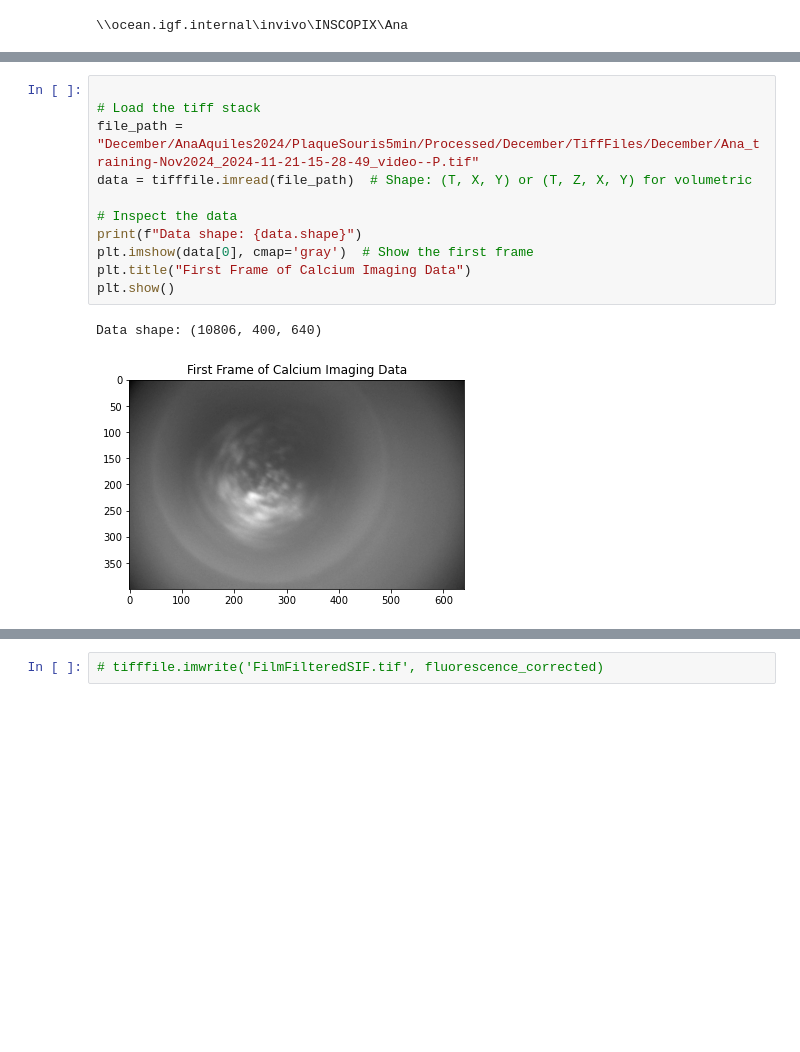
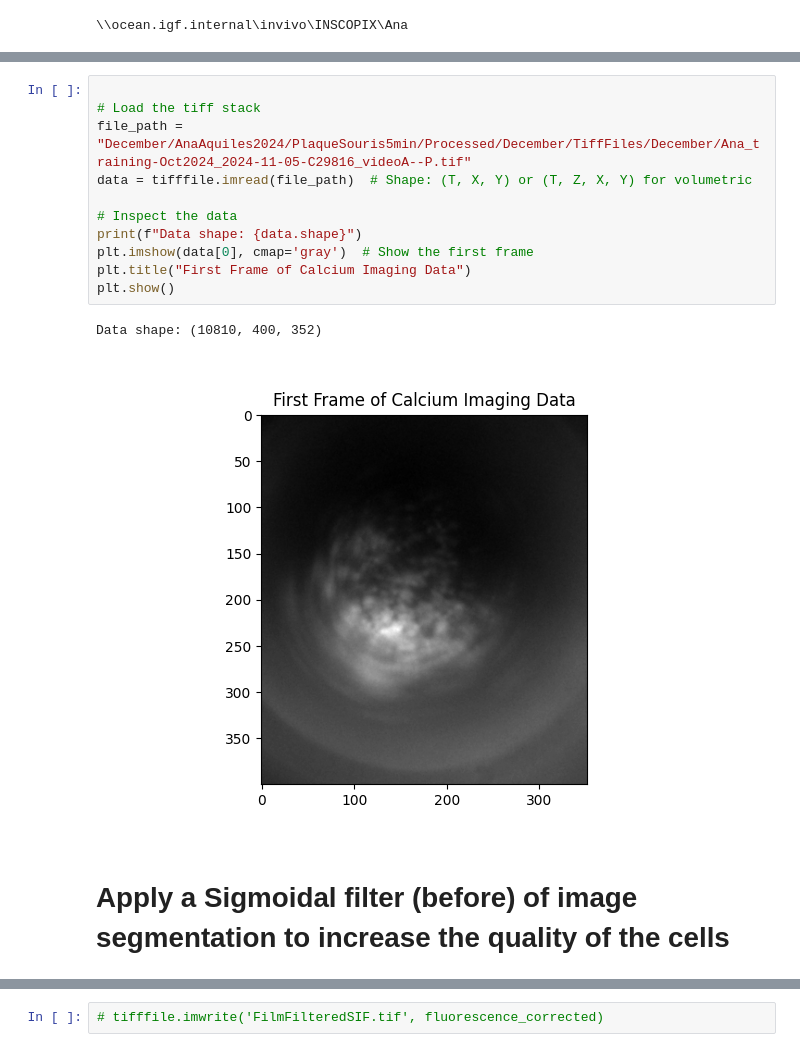
Before and after one commit to AnaAquiles/MiniscopePipeLine, a Jupyter notebook: Pipeline.ipynb, the cells around one changed output, grey strips where cells are left out. Saved outputs shown, nothing was run; the diff lists cells and outputs as text; blank space fills up the shorter version.

```diff
--- a/Pipeline.ipynb
+++ b/Pipeline.ipynb
@@ -18,17 +28,19 @@ print(notebook_path)
 # %%
 
 # Load the tiff stack
-file_path = "December/AnaAquiles2024/PlaqueSouris5min/Processed/December/TiffFiles/December/Ana_training-Nov2024_2024-11-21-15-28-49_video--P.tif"
+file_path = "December/AnaAquiles2024/PlaqueSouris5min/Processed/December/TiffFiles/December/Ana_training-Oct2024_2024-11-05-C29816_videoA--P.tif"
 data = tifffile.imread(file_path)  # Shape: (T, X, Y) or (T, Z, X, Y) for volumetric
 
 # Inspect the data
 print(f"Data shape: {data.shape}")
 plt.imshow(data[0], cmap='gray')  # Show the first frame
 plt.title("First Frame of Calcium Imaging Data")
 plt.show()
 # %% [output]
-Data shape: (10806, 400, 640)
+Data shape: (10810, 400, 352)
-[figure, old version]
+[figure, new version]
+# %% [markdown]
+# Apply a Sigmoidal filter (before) of image segmentation to increase the quality of the cells
 # %%
 # Example: simulated fluorescence intensity data
 raw_fluorescence = np.linspace(0, 1, 1000)  # normalized fluorescence, e.g., F/F0
```
Also changed, not shown: parts of 20 cells of this notebook.
